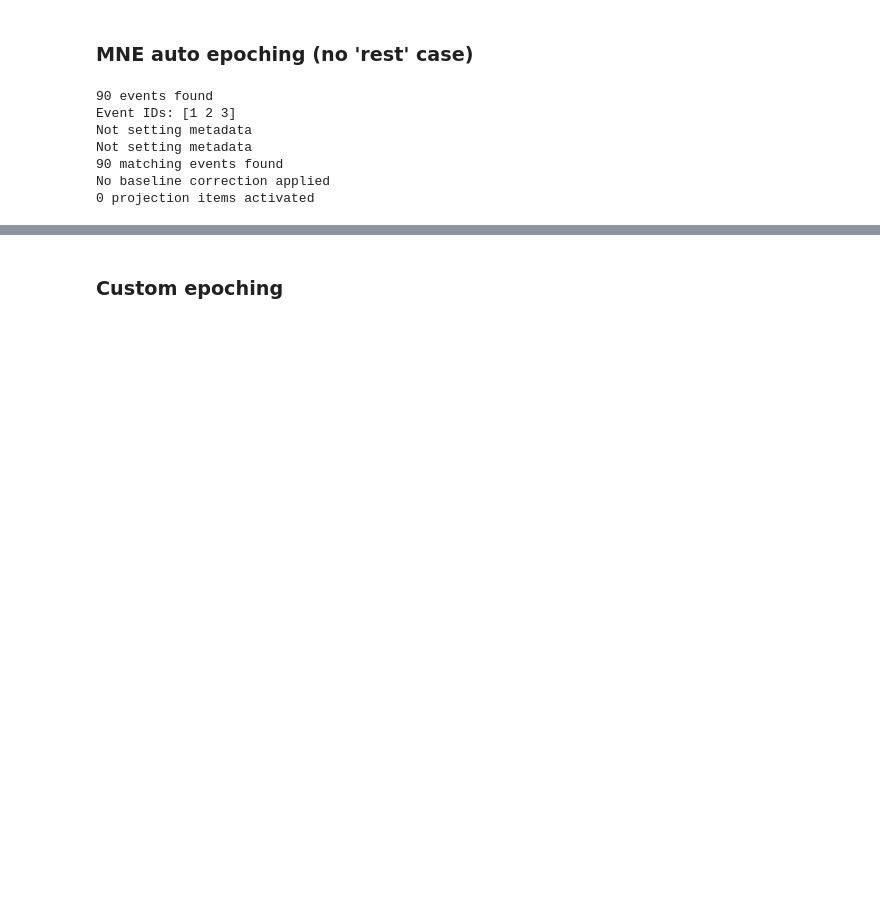
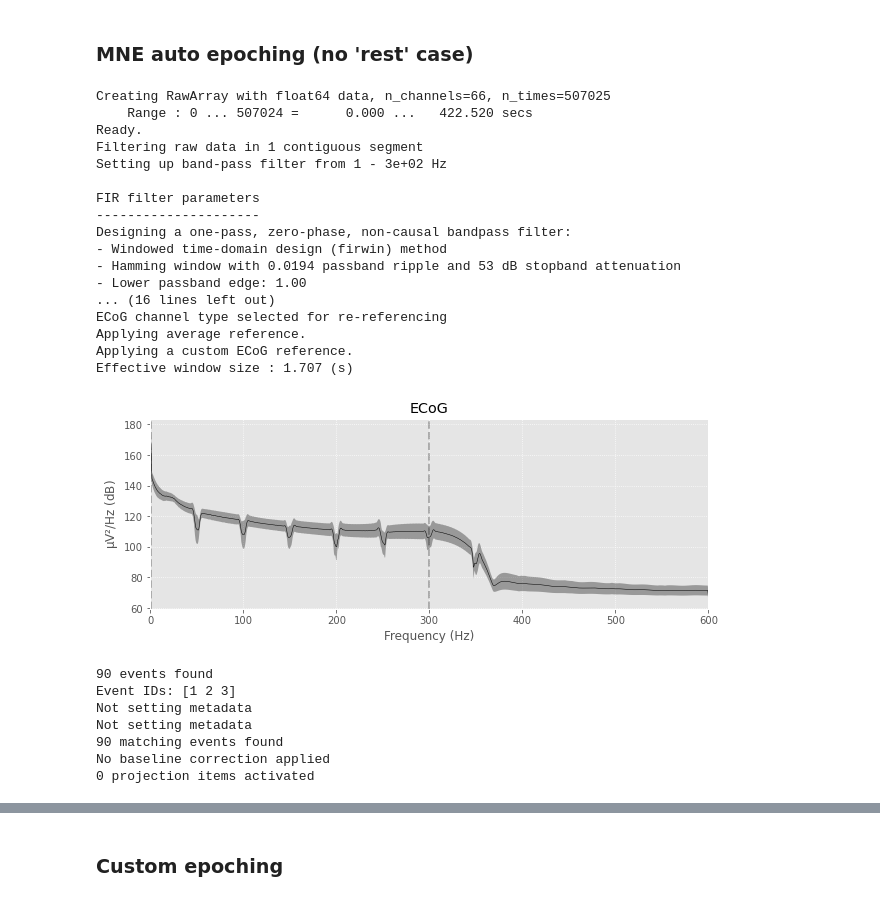
Before and after one commit to MKegler/ECoG_hack, a Jupyter notebook: PythonScreatchbook.ipynb, the cells around one changed output, grey strips where cells are left out. Drawn from its saved outputs; the diff is of its cells as text; code cells hidden in the pictures; blank space fills up the shorter version.

```diff
--- a/PythonScreatchbook.ipynb
+++ b/PythonScreatchbook.ipynb
@@ -49,15 +62,38 @@ Effective window size : 1.707 (s)
 # %% [markdown]
 ### MNE auto epoching (no 'rest' case)
 # %%
+raw = load_data()
+raw = preprocess(raw)
+
+raw.plot_psd(average=True)
+
 events = mne.find_events(raw, stim_channel='gesture')
 events_id = {'gesture1': 1, 'gesture2': 2, 'gesture3': 3}
-epochs = mne.Epochs(raw, events, events_id, tmin=-0.5, tmax=2, baseline=None)
+epochs = mne.Epochs(raw, events, events_id, tmin=-2., tmax=2., baseline=None)
 # %% [output]
-90 events found
-Event IDs: [1 2 3]
-Not setting metadata
-Not setting metadata
-90 matching events found
-No baseline correction applied
-0 projection items activated
+Creating RawArray with float64 data, n_channels=66, n_times=507025
+    Range : 0 ... 507024 =      0.000 ...   422.520 secs
+Ready.
+Filtering raw data in 1 contiguous segment
+Setting up band-pass filter from 1 - 3e+02 Hz
+
+FIR filter parameters
+---------------------
+Designing a one-pass, zero-phase, non-causal bandpass filter:
+- Windowed time-domain design (firwin) method
+- Hamming window with 0.0194 passband ripple and 53 dB stopband attenuation
+- Lower passband edge: 1.00
+... (16 lines left out)
+ECoG channel type selected for re-referencing
+Applying average reference.
+Applying a custom ECoG reference.
+Effective window size : 1.707 (s)
+[figure, added]
+90 events found
+Event IDs: [1 2 3]
+Not setting metadata
+Not setting metadata
+90 matching events found
+No baseline correction applied
+0 projection items activated
 # %%
```
Also changed, not shown: parts of 11 cells of this notebook.
